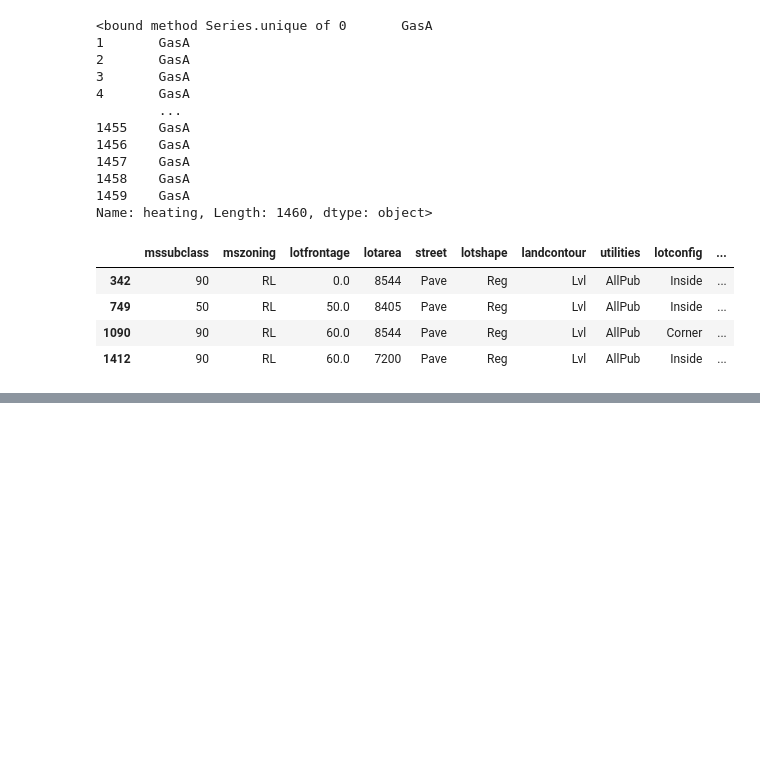
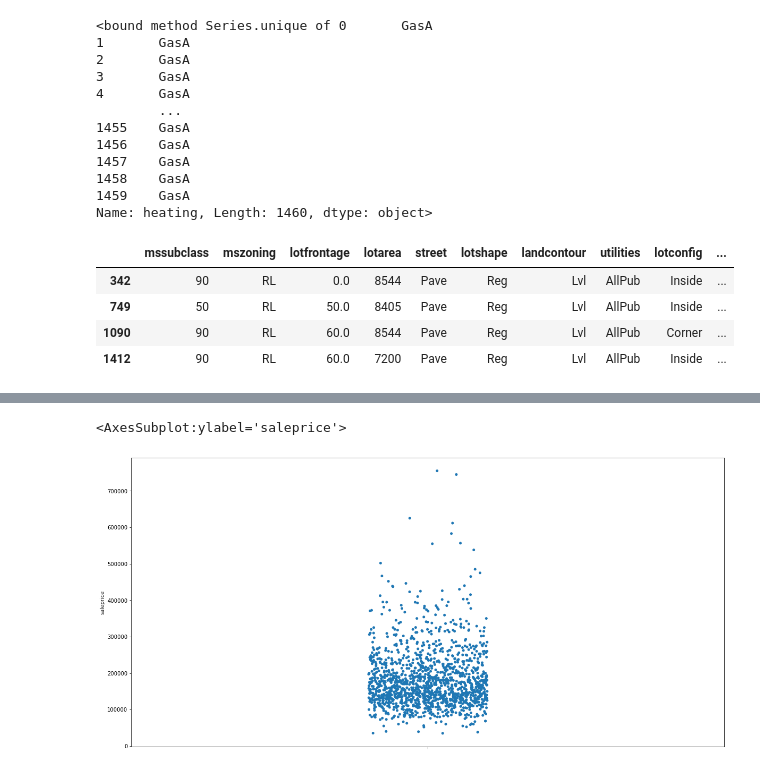
Before and after one commit to tosif91/machine_learning, a Jupyter notebook: basics/EDA_housing.ipynb, the cells around one changed output, grey strips where cells are left out. Cells and saved outputs as stored; diff of their text form; code cells hidden in the pictures; blank space fills up the shorter version.

```diff
--- a/basics/EDA_housing.ipynb
+++ b/basics/EDA_housing.ipynb
@@ -478,0 +512,6 @@ df.groupby('heating').get_group('Wall')
+# %%
+plt.figure(figsize=(20,10))
+sns.stripplot(y=df['saleprice'])
+# %% [output]
+<AxesSubplot:ylabel='saleprice'>
+[figure, added]
```
Also changed, not shown: parts of 9 cells of this notebook.
